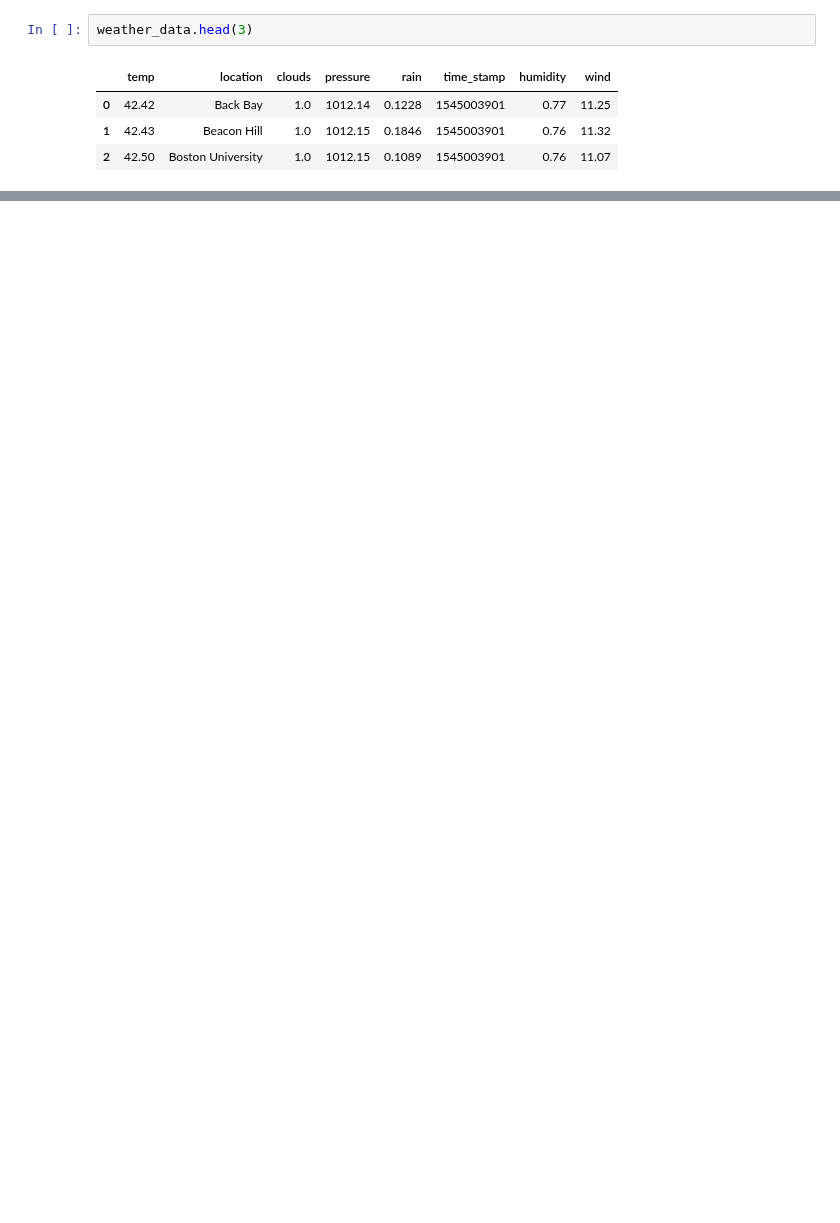
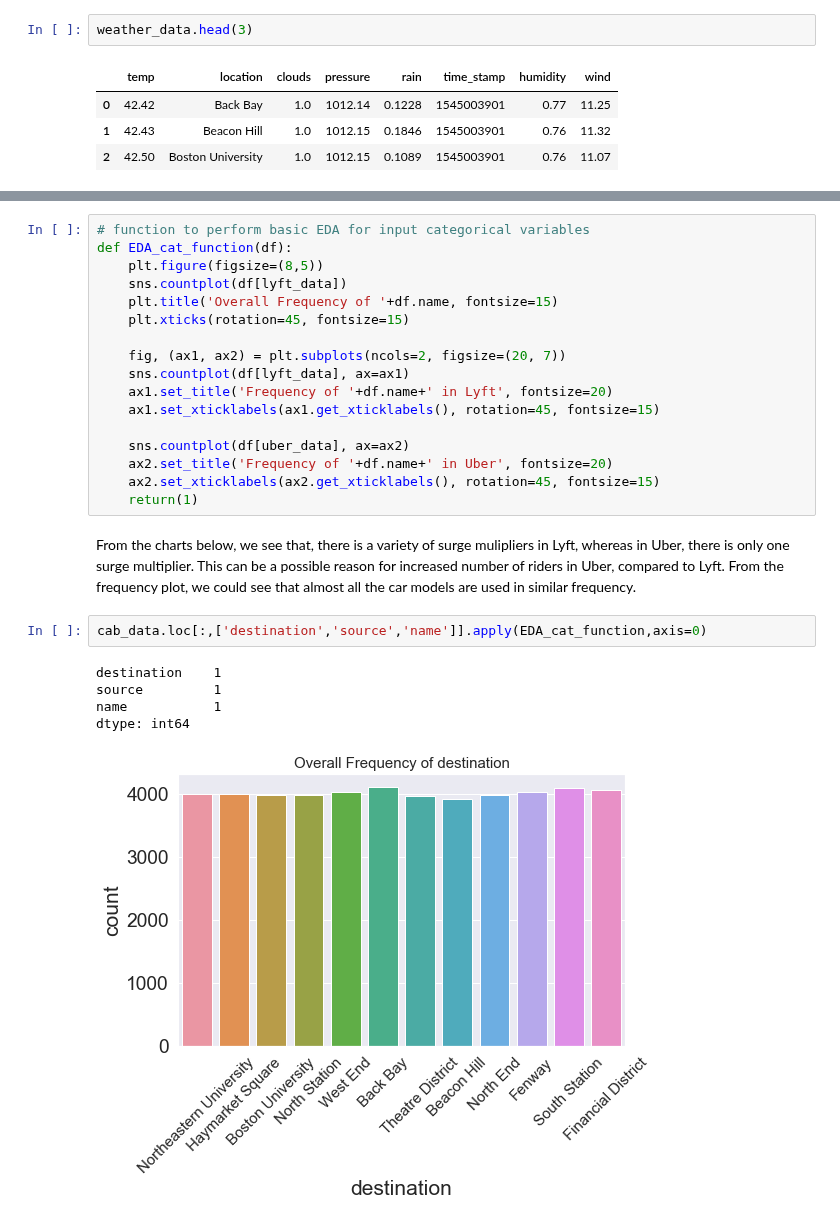
Before and after one commit to hc93/Uber-Lyft-Price-Prediction-With-Surge-Price, a Jupyter notebook: Final project.ipynb, the cells around one changed output, grey strips where cells are left out. Saved outputs shown, nothing was run; the diff lists cells and outputs as text; blank space fills up the shorter version.

```diff
--- a/Final project.ipynb
+++ b/Final project.ipynb
@@ -33,0 +353,27 @@ weather_data.head(3)
+# %%
+# function to perform basic EDA for input categorical variables
+def EDA_cat_function(df):
+    plt.figure(figsize=(8,5))
+    sns.countplot(df[lyft_data])
+    plt.title('Overall Frequency of '+df.name, fontsize=15)
+    plt.xticks(rotation=45, fontsize=15)
+
+    fig, (ax1, ax2) = plt.subplots(ncols=2, figsize=(20, 7))
+    sns.countplot(df[lyft_data], ax=ax1)
+    ax1.set_title('Frequency of '+df.name+' in Lyft', fontsize=20)
+    ax1.set_xticklabels(ax1.get_xticklabels(), rotation=45, fontsize=15)
+
+    sns.countplot(df[uber_data], ax=ax2)
+    ax2.set_title('Frequency of '+df.name+' in Uber', fontsize=20)
+    ax2.set_xticklabels(ax2.get_xticklabels(), rotation=45, fontsize=15)
+    return(1)
+# %% [markdown]
+From the charts below, we see that, there is a variety of surge mulipliers in Lyft, whereas in Uber, there is only one surge multiplier. This can be a possible reason for increased number of riders in Uber, compared to Lyft. From the frequency plot, we could see that almost all the car models are used in similar frequency.
+# %%
+cab_data.loc[:,['destination','source','name']].apply(EDA_cat_function,axis=0)
+# %% [output]
+destination    1
+source         1
+name           1
+dtype: int64
+[figure, added]
```
Also changed, not shown: parts of 62 cells of this notebook.
